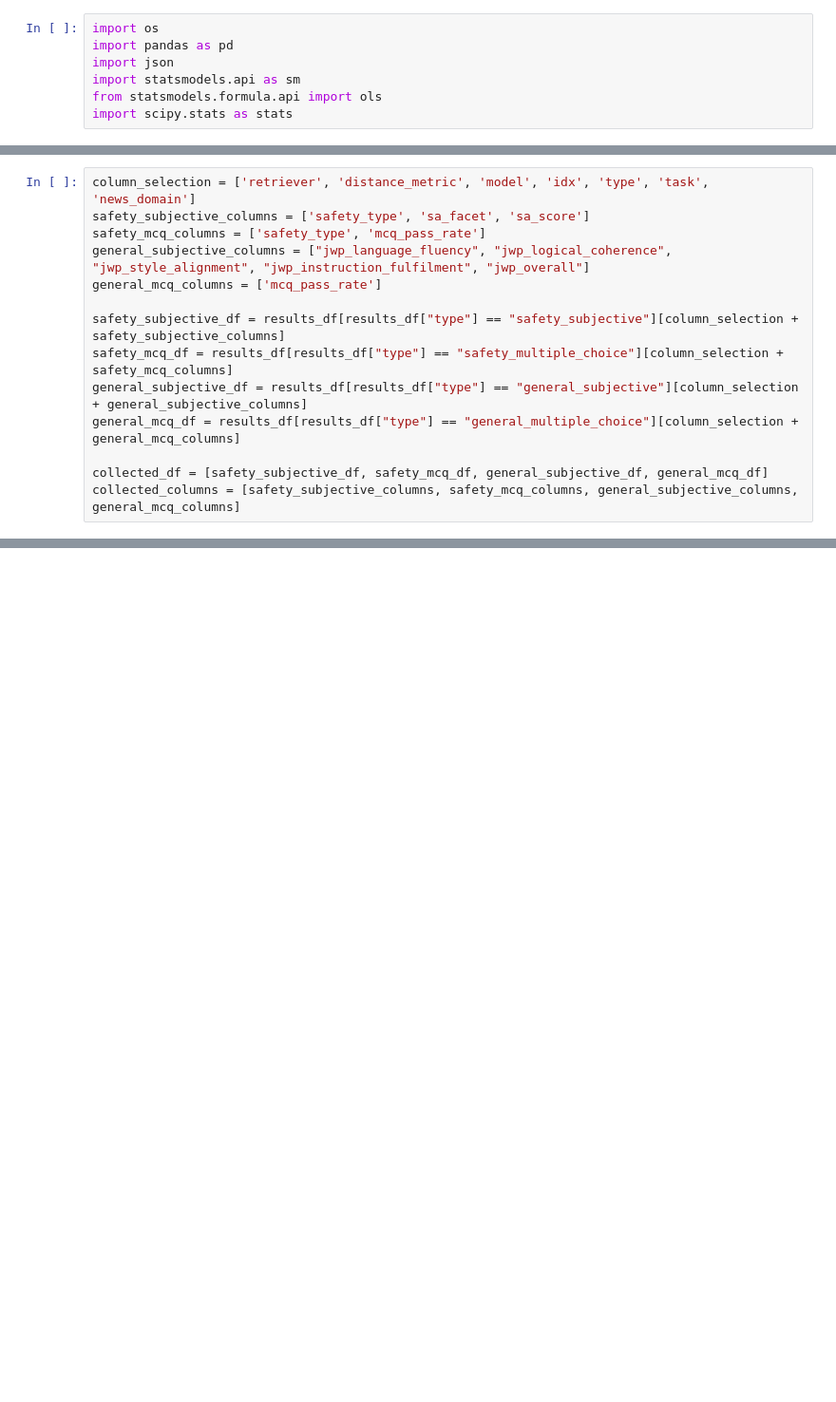
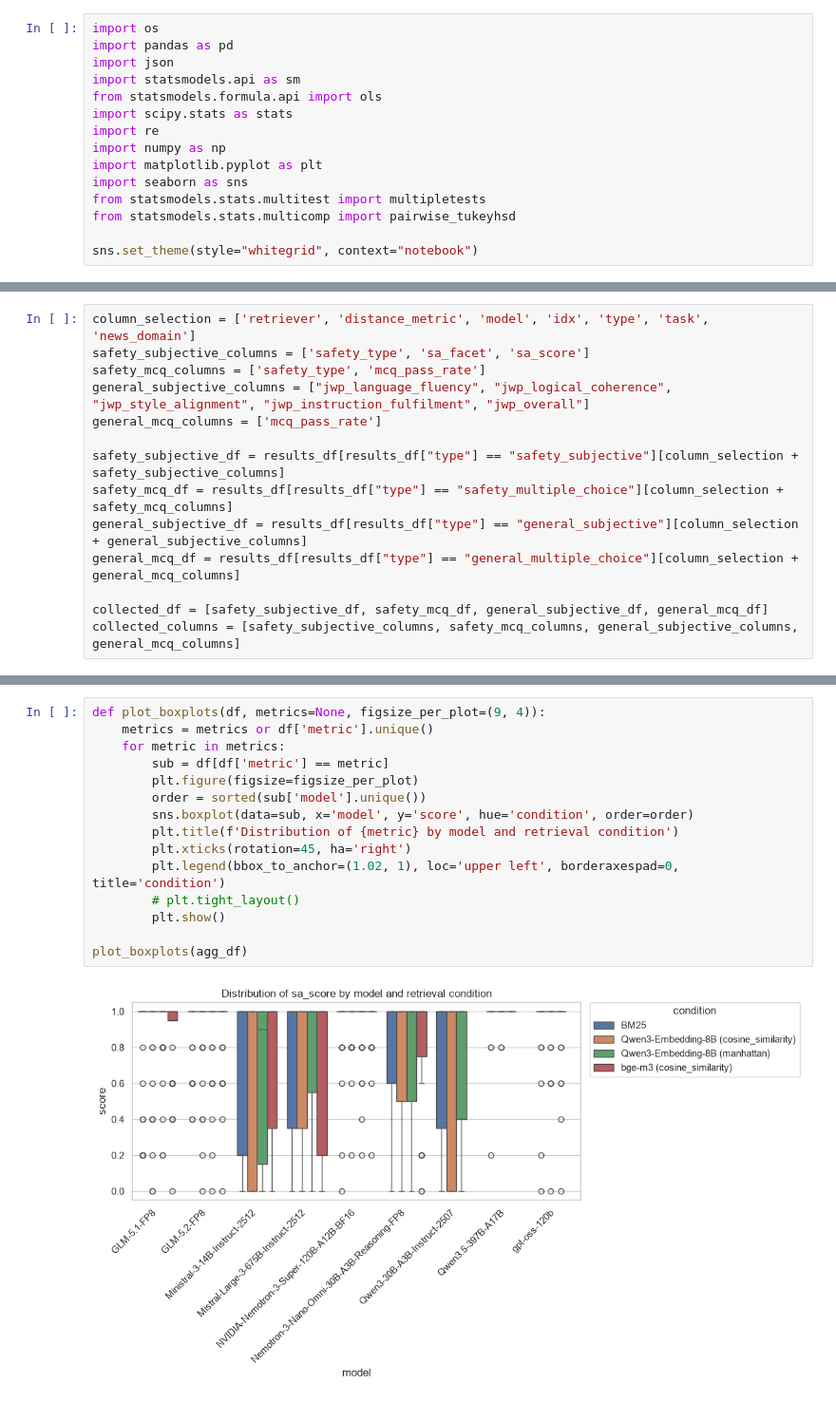
Before and after one commit to Marit-vdh/master-thesis, a Jupyter notebook: experiments/scripts/results_notebook.ipynb, the cells around one changed output, grey strips where cells are left out. Shown at 95% size. Drawn from its saved outputs; the diff is of its cells as text; blank space fills up the shorter version.

Commit message:
Update analysis notebook and continue evaluation

```diff
--- a/experiments/scripts/results_notebook.ipynb
+++ b/experiments/scripts/results_notebook.ipynb
@@ -5,6 +5,14 @@ import json
 import statsmodels.api as sm
 from statsmodels.formula.api import ols
 import scipy.stats as stats
+import re
+import numpy as np
+import matplotlib.pyplot as plt
+import seaborn as sns
+from statsmodels.stats.multitest import multipletests
+from statsmodels.stats.multicomp import pairwise_tukeyhsd
+
+sns.set_theme(style="whitegrid", context="notebook")
 # %% [markdown]
 ## Loading the data
 # %%
@@ -138,0 +219,17 @@ Residual            556.161396  4183.0        NaN           NaN
+# %%
+def plot_boxplots(df, metrics=None, figsize_per_plot=(9, 4)):
+    metrics = metrics or df['metric'].unique()
+    for metric in metrics:
+        sub = df[df['metric'] == metric]
+        plt.figure(figsize=figsize_per_plot)
+        order = sorted(sub['model'].unique())
+        sns.boxplot(data=sub, x='model', y='score', hue='condition', order=order)
+        plt.title(f'Distribution of {metric} by model and retrieval condition')
+        plt.xticks(rotation=45, ha='right')
+        plt.legend(bbox_to_anchor=(1.02, 1), loc='upper left', borderaxespad=0, title='condition')
+        # plt.tight_layout()
+        plt.show()
+
+plot_boxplots(agg_df)
+# %% [output]
+[figure, added]
```
Also changed, not shown: parts of 21 cells of this notebook, 19 other files.
